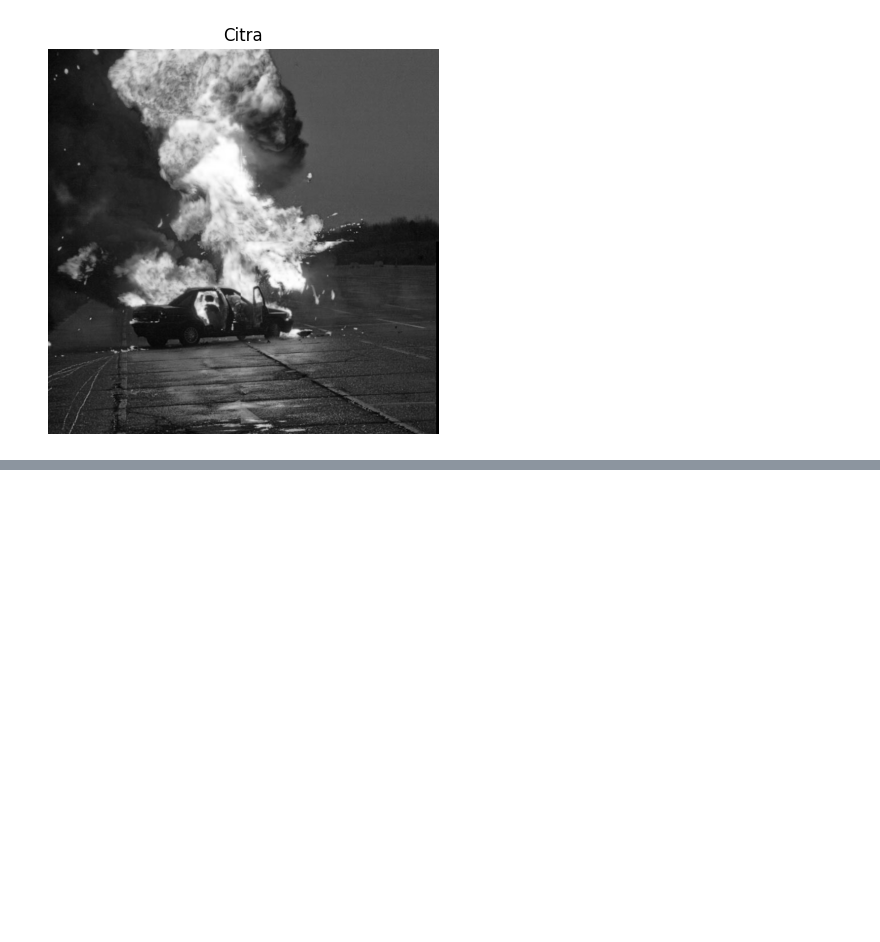
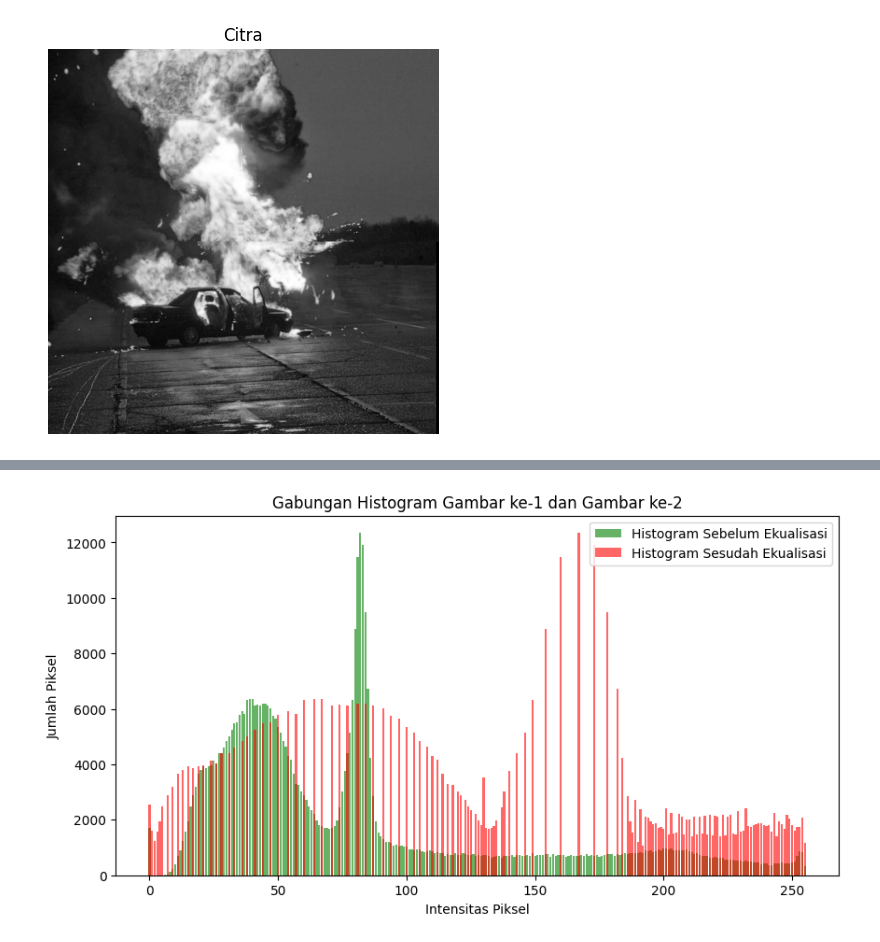
Before and after one commit to praktikum-pcd-2026/modul-2-AlyaRasyida19, a Jupyter notebook: windut.ipynb, the cells around one changed output, grey strips where cells are left out. Saved outputs shown, nothing was run; the diff lists cells and outputs as text; code cells hidden in the pictures; blank space fills up the shorter version.

```diff
--- a/windut.ipynb
+++ b/windut.ipynb
@@ -264,0 +242,26 @@ TypeError: bandingkan_histogram() missing 1 required positional argument: 'citra
+# %%
+
+def plot_histogram(histogram, title, ImgColor):
+    plt.figure(figsize=(10, 5))
+    plt.xlabel("Intensitas Piksel")
+    plt.title(title)
+    plt.ylabel("Jumlah Piksel")
+    plt.bar(range(256), histogram, color=ImgColor, width=0.8)
+    plt.show()
+
+hist_sebelum = buat_hist(citraGray)
+hist_sesudah = buat_hist(HasilEkualisasi)
+
+plt.figure(figsize=(10, 5))
+plt.title("Gabungan Histogram Gambar ke-1 dan Gambar ke-2")
+plt.xlabel("Intensitas Piksel")
+plt.ylabel("Jumlah Piksel")
+
+plt.bar(range(256), hist_sebelum, color='green', alpha=0.6, width=0.8, label='Histogram Sebelum Ekualisasi')
+
+plt.bar(range(256), hist_sesudah, color='red', alpha=0.6, width=0.8, label='Histogram Sesudah Ekualisasi')
+
+plt.legend()
+plt.show()
+# %% [output]
+[figure, added]
```
Also changed, not shown: parts of 31 cells of this notebook.
